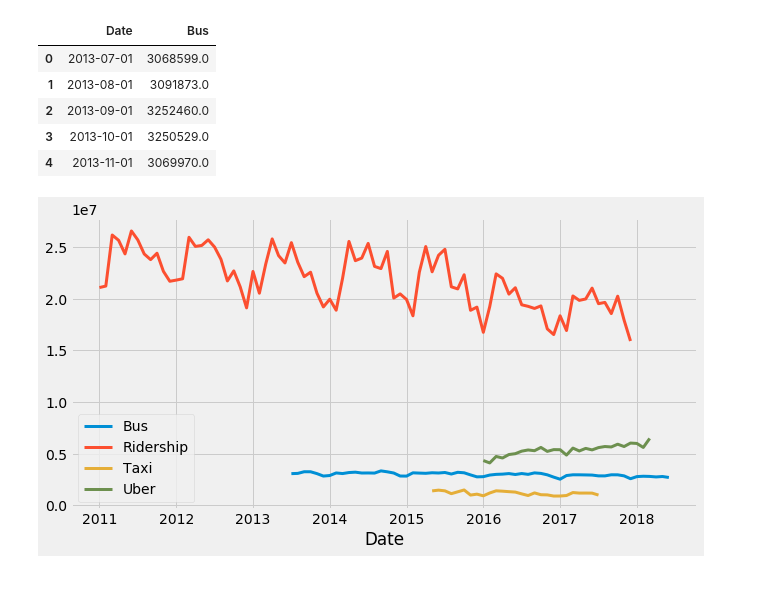
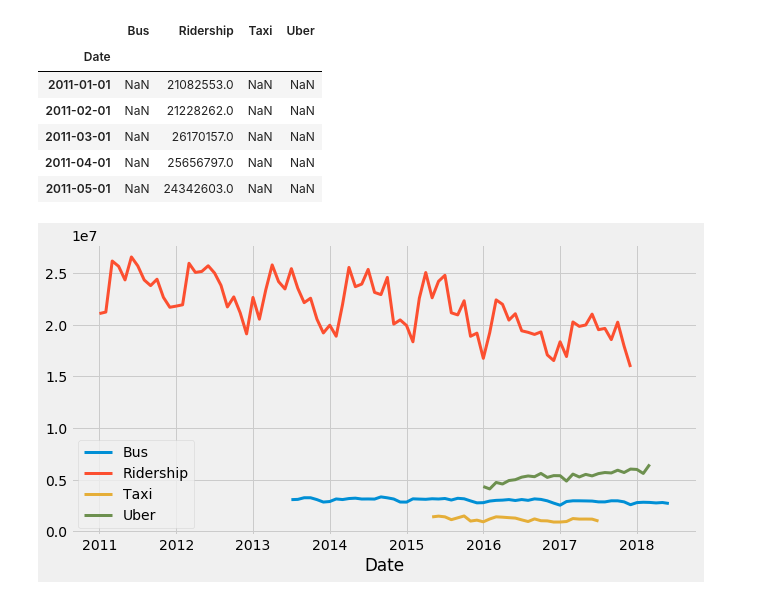
Before and after one commit to yegorkryukov/dc_public_transport, a Jupyter notebook: project_3.ipynb, the cells around one changed output. Cells and saved outputs as stored; diff of their text form; code cells hidden in the pictures.

```diff
--- a/project_3.ipynb
+++ b/project_3.ipynb
@@ -8,34 +24,17 @@ uber_df = pd.read_csv('data_acquisition/combined/uber.csv')
 # %%
-bus_df.columns=['Date','Bus']
-bus_df['Date'] = pd.to_datetime(bus_df['Date'],format='%Y%m')
-
-metro_df = metro_df[['Date', 'ROTP', 'RailReliability', 'MetroAccessOTP',
-       'EscalatorAvail', 'ElevatorAvail', 'TotalInjuries', 'Crime',
-       'Ridership']]
-metro_df['Date'] = pd.to_datetime(metro_df['Date'])
-metro_ride = metro_df[['Date','Ridership']]
-metro_ride = metro_ride.set_index('Date')
-
-taxi_df.columns=['Date','Taxi']
-taxi_df['Date'] = pd.to_datetime(taxi_df['Date'],format='%Y%m')
-taxi_df.head()
-
-uber_df.columns = ['Date','Uber']
-uber_df['Date'] = pd.to_datetime(uber_df['Date'],format='%Y%m')
-uber_df.head()
-
 combined_df = pd.merge(bus_df,metro_ride,on='Date',how='outer')
 combined_df = pd.merge(combined_df,taxi_df,on='Date',how='outer')
 combined_df = pd.merge(combined_df,uber_df,on='Date',how='outer')
 combined_df = combined_df.sort_values('Date').set_index('Date')
 combined_df.head()
 # %% [output]
-|  | Date | Bus |
-| 0 | 2013-07-01 | 3068599.0 |
-| 1 | 2013-08-01 | 3091873.0 |
-| 2 | 2013-09-01 | 3252460.0 |
-| 3 | 2013-10-01 | 3250529.0 |
-| 4 | 2013-11-01 | 3069970.0 |
+|  | Bus | Ridership | Taxi | Uber |
+| Date |  |  |  |  |
+| 2011-01-01 | NaN | 21082553.0 | NaN | NaN |
+| 2011-02-01 | NaN | 21228262.0 | NaN | NaN |
+| 2011-03-01 | NaN | 26170157.0 | NaN | NaN |
+| 2011-04-01 | NaN | 25656797.0 | NaN | NaN |
+| 2011-05-01 | NaN | 24342603.0 | NaN | NaN |
 # %%
 combined_df.to_csv('results/combined.csv')
 metro_df.to_csv('results/metro_kpi.csv')
```
Also changed, not shown: parts of 13 cells of this notebook, 1 other file.
